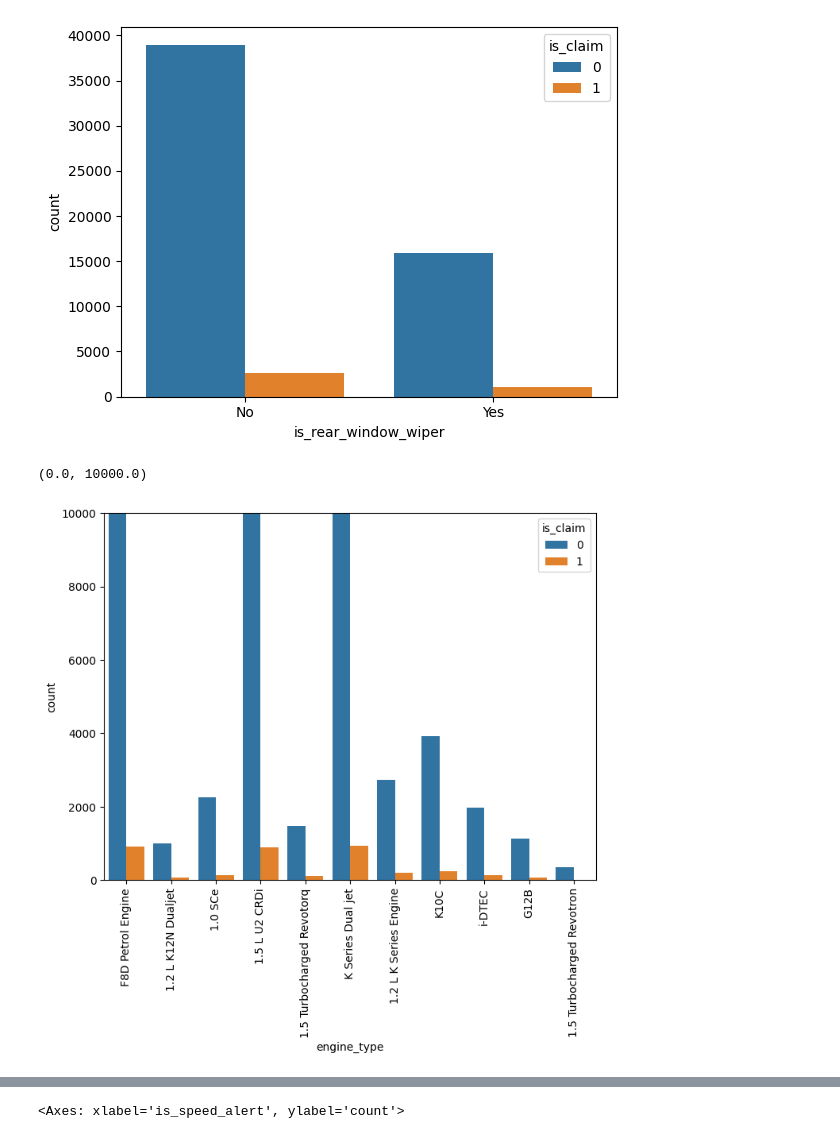
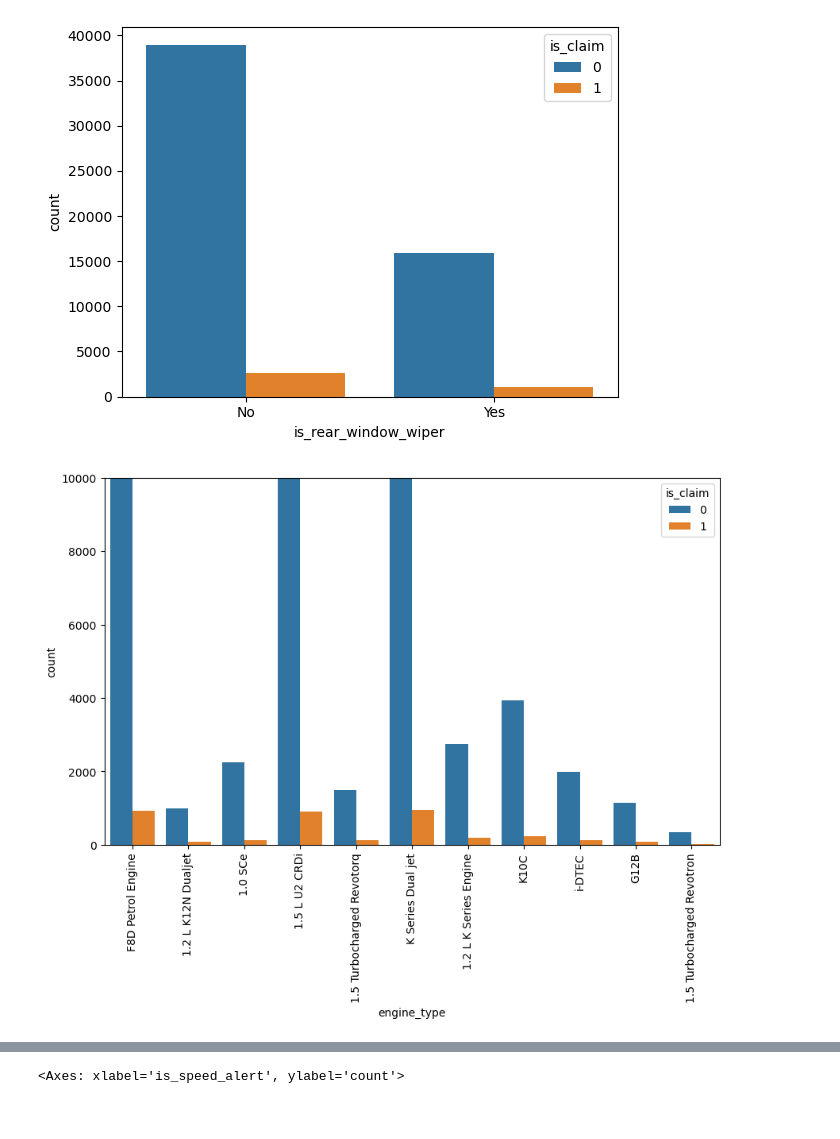
Before and after one commit to Chimmz/car-insurance-claim-prediction, a Jupyter notebook: car_insurance_model.ipynb, the cells around one changed output, grey strips where cells are left out. Drawn from its saved outputs; the diff is of its cells as text; code cells hidden in the pictures.

```diff
--- a/car_insurance_model.ipynb
+++ b/car_insurance_model.ipynb
@@ -4,7 +4,7 @@ import numpy as np
 import matplotlib.pyplot as plt
 import seaborn as sns
 # %%
-df = pd.read_csv('/content/car_insurance_data.csv')
+df = pd.read_csv('./car_insurance_data.csv')
 df.head()
 # %% [output]
 |  | policy_id | policy_tenure | age_of_car | age_of_policyholder | area_cluster | population_density | make | ... |
@@ -366,10 +343,9 @@ sns.countplot(x='is_rear_window_wiper', hue='is_claim', data=df)
 <Axes: xlabel='is_rear_window_wiper', ylabel='count'>
 [figure]
 # %%
-plt.figure(figsize=(8, 6))
+plt.figure(figsize=(10, 6))
 sns.countplot(x='engine_type', hue='is_claim', data=df)
 plt.xticks(rotation=90);
-plt.ylim(0, 10_000)
+plt.ylim(0, 10_000);
 # %% [output]
-(0.0, 10000.0)
-[figure, old version]
+[figure, new version]
```
Also changed, not shown: parts of 56 cells of this notebook, 2 other files.
